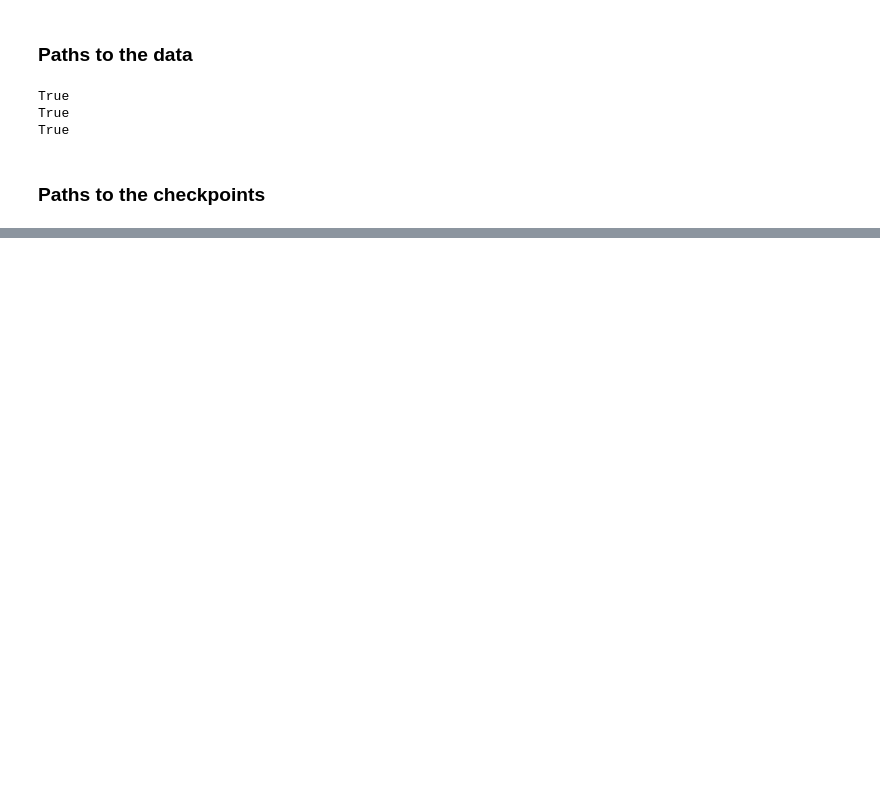
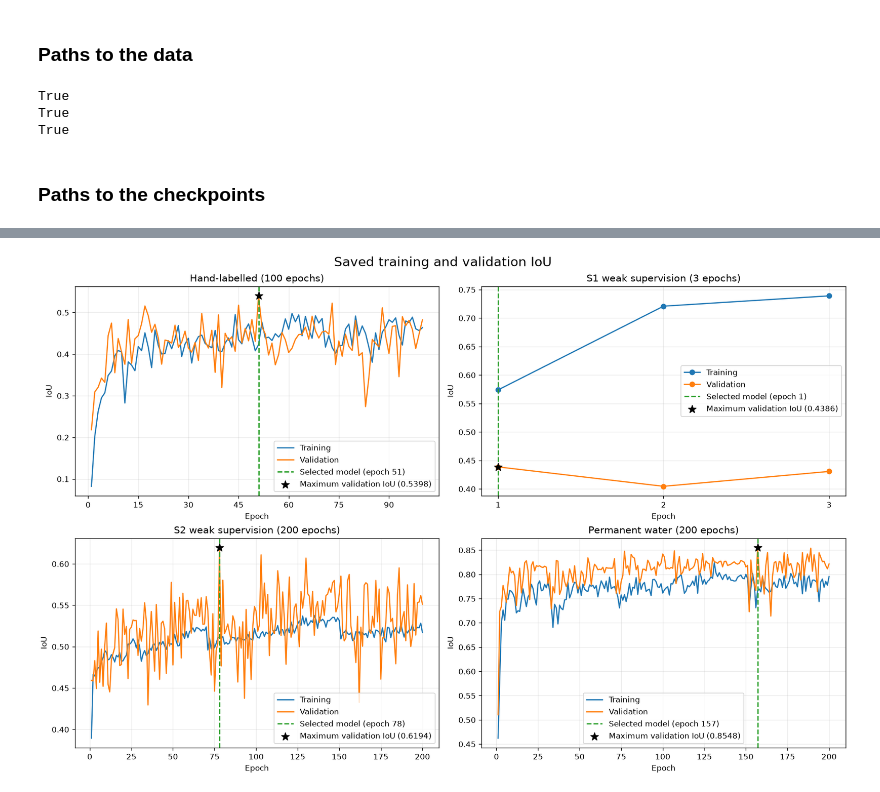
Before and after one commit to stefanoIn/T12_code, a Jupyter notebook: runtime/experiments/sen1floods11/fcnn_evaluation.ipynb, the cells around one changed output, grey strips where cells are left out. Saved outputs shown, nothing was run; the diff lists cells and outputs as text; code cells hidden in the pictures; blank space fills up the shorter version.

```diff
--- a/runtime/experiments/sen1floods11/fcnn_evaluation.ipynb
+++ b/runtime/experiments/sen1floods11/fcnn_evaluation.ipynb
@@ -39,0 +186,81 @@ my_s1weak_cp = my_checkpoints_path +"/Sen1Floods11_permanent_water_epoch157_valI
+# %%
+# Use the saved histories defined above; no training or evaluation is rerun.
+history_paths = {
+    "Hand-labelled": my_handlabeled_history,
+    "S1 weak supervision": my_s1weak_history,
+    "S2 weak supervision": my_s2weak_history,
+    "Permanent water": my_perm_history,
+}
+
+# Read the selected epoch from the checkpoint filename independently of the history.
+# The training run selected checkpoints using validation IoU.
+checkpoint_paths = {
+    "Hand-labelled": my_handlabeled_cp,
+    "S1 weak supervision": my_s1weak_cp,
+    "S2 weak supervision": my_s2weak_cp,
+    "Permanent water": my_perm_cp,
+}
+
+# Plot recorded IoU without smoothing; leave non-finite values as gaps.
+fig, axes = plt.subplots(2, 2, figsize=(14, 9), constrained_layout=True)
+for ax, (name, history_path) in zip(axes.flat, history_paths.items()):
+    history = json.loads(Path(history_path).read_text(encoding="utf-8"))
+    history = sorted(history, key=lambda row: row["epoch"])
+    epochs = np.array([row["epoch"] for row in history])
+
+    for prefix, label, color in (
+        ("training", "Training", "tab:blue"),
+        ("validation", "Validation", "tab:orange"),
+    ):
+        ious = np.array([row[f"{prefix}_iou"] for row in history], dtype=float)
+        missing = ~np.isfinite(ious)
+        # Leave NaN/Inf as gaps, rather than interpolating or replacing them with zero.
+        ious[missing] = np.nan
+        ax.plot(epochs, ious, label=label, color=color,
+                marker="o" if len(epochs) <= 10 else None, linewidth=1.5)
+        if missing.any():
+            # Marks use axes height, not IoU values; they identify the missing epochs.
+            ax.plot(epochs[missing], np.full(missing.sum(), 0.03),
+                    linestyle="none", marker="x", color=color,
+                    transform=ax.get_xaxis_transform(),
+                    label=f"{label}: {missing.sum()} non-finite epochs")
+
+    # Checkpoint filenames store the same one-based epochs as the saved history.
+    match = re.search(r"_epoch(\d+)_", Path(checkpoint_paths[name]).name)
+    if match is None:
+        raise ValueError(f"Cannot read selected epoch from {checkpoint_paths[name]}")
+    selected_epoch = int(match.group(1))
+    if selected_epoch not in epochs:
+        raise ValueError(f"Selected epoch {selected_epoch} is absent from {history_path}")
+    ax.axvline(selected_epoch, color="tab:green", linestyle="--", linewidth=1.6,
+               label=f"Selected model (epoch {selected_epoch})")
+
+    # Independently compare the selected epoch with all finite validation scores.
+    validation_iou = np.array([row["validation_iou"] for row in history], dtype=float)
+    finite = np.isfinite(validation_iou)
+    if not finite.any():
+        raise ValueError(f"No finite validation IoU in {history_path}")
+    maximum_iou = validation_iou[finite].max()
+    maximum_epochs = epochs[finite & (validation_iou == maximum_iou)]
+    selected_iou = validation_iou[np.flatnonzero(epochs == selected_epoch)[0]]
+    matches_maximum = bool(np.isfinite(selected_iou) and selected_iou == maximum_iou)
+    # Mark the actual maximum separately so a mismatched checkpoint remains visible.
+    ax.scatter(maximum_epochs, np.full(len(maximum_epochs), maximum_iou),
+               color="black", marker="*", s=100, zorder=5,
+               label=f"Maximum validation IoU ({maximum_iou:.4f})")
+    verification = "OK" if matches_maximum else "MISMATCH"
+    print(f"{name}: {verification} - selected epoch {selected_epoch}, "
+          f"validation IoU {selected_iou:.6f}; maximum {maximum_iou:.6f} "
+          f"at epoch(s) {maximum_epochs.tolist()}")
+
+    # Separate axes accommodate different run lengths and IoU ranges.
+    ax.set_title(f"{name} ({len(history)} epochs)")
+    ax.set_xlabel("Epoch")
+    ax.set_ylabel("IoU")
+    ax.xaxis.set_major_locator(MaxNLocator(integer=True))
+    ax.grid(alpha=0.25)
+    ax.legend()
+
+fig.suptitle("Saved training and validation IoU", fontsize=16)
+plt.show()
+# %% [output]
@@ -39,0 +271 @@ my_s1weak_cp = my_checkpoints_path +"/Sen1Floods11_permanent_water_epoch157_valI
+[figure, added]
```
Also changed, not shown: parts of 8 cells of this notebook.
